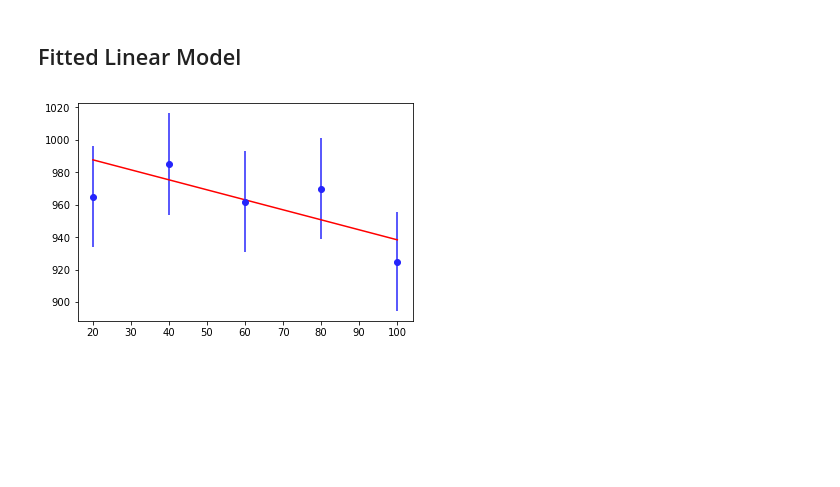
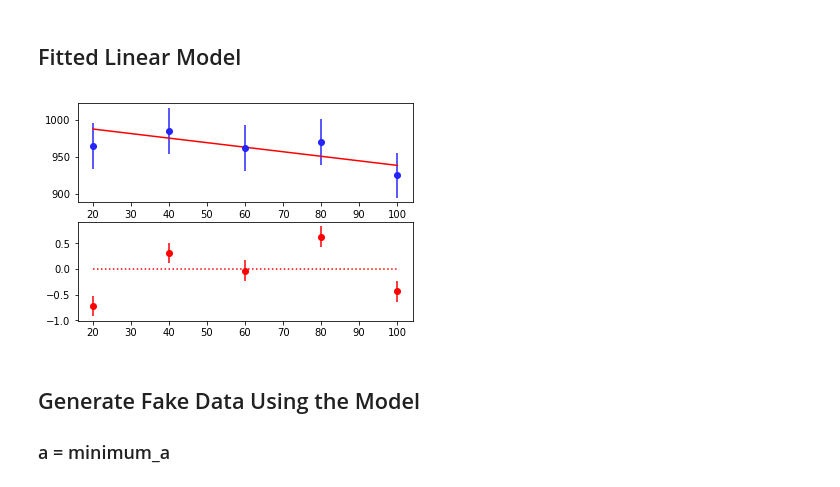
Before and after one commit to jeffschulthies/ASTR-3411, a Jupyter notebook: Week-5/Assignment.ipynb, the cells around one changed output. Drawn from its saved outputs; the diff is of its cells as text; code cells hidden in the pictures; blank space fills up the shorter version.

Commit message:
Updated fitted model

```diff
--- a/Week-5/Assignment.ipynb
+++ b/Week-5/Assignment.ipynb
@@ -149,9 +148,19 @@ plt.show()
 [figure]
 # %% [markdown]
 ## Fitted Linear Model
-# %%
-plt.plot(a, b, color='red')
-plt.errorbar(x, y, e, linestyle='None', color='#2524fc', marker='o')
-plt.show()
-# %% [output]
-[figure, removed]
+# %%
+plt.subplot(211)  # the first subplot in the first figure
+plt.plot(a, b, color='red')
+plt.errorbar(x, y, e, linestyle='None', color='#2524fc', marker='o')
+
+# Standard Deviations
+std = (y - b) / np.sqrt(b)
+plt.subplot(212)  # the first subplot in the first figure
+plt.errorbar(x, std, yerr=.2, linestyle='None', color='red', marker='o')
+plt.plot(x, [0, 0, 0, 0, 0], linestyle='dotted', color='red')
+plt.show()
+# %% [output]
+[figure, added]
+# %% [markdown]
+## Generate Fake Data Using the Model
+### a = minimum_a
```
Also changed, not shown: parts of 2 cells of this notebook.
